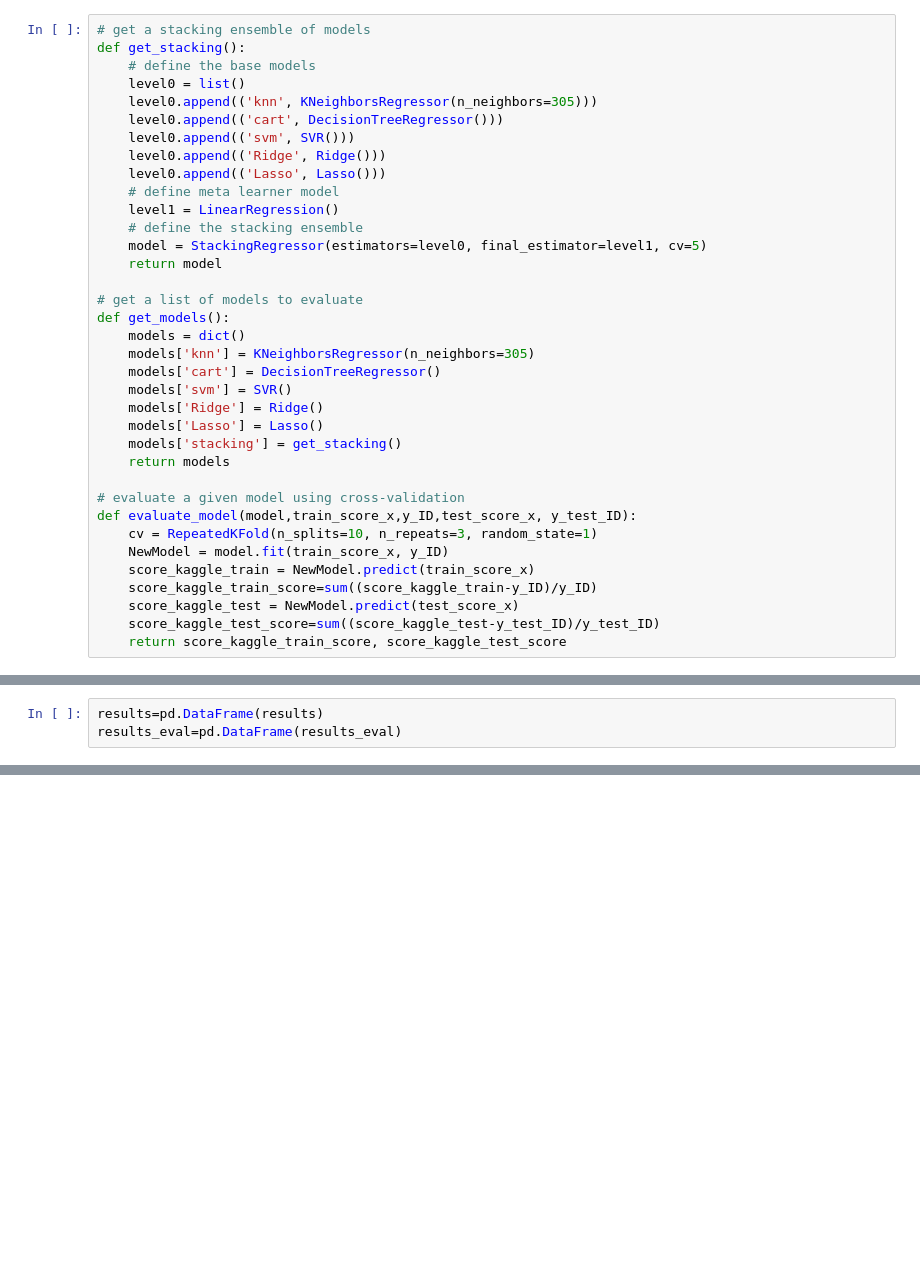
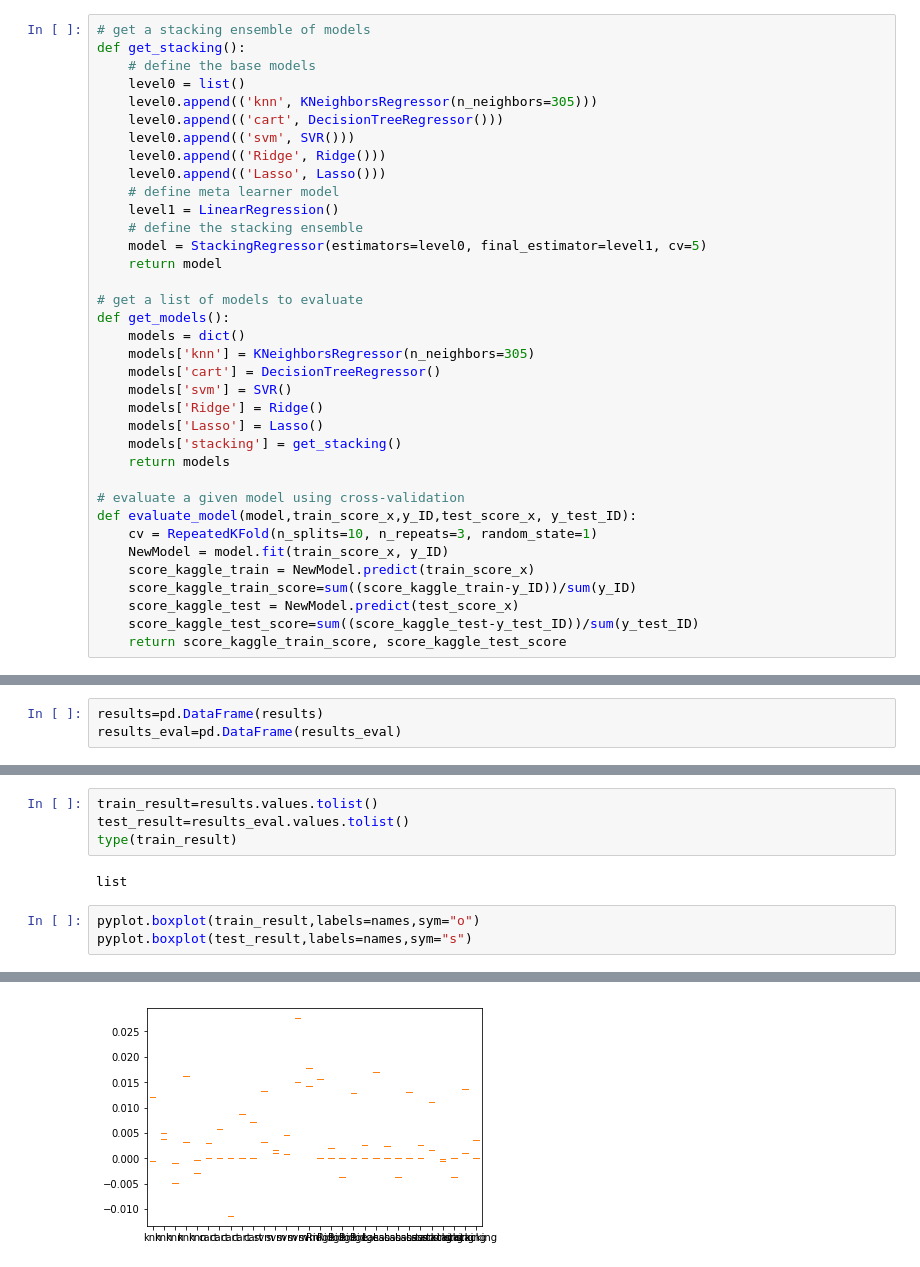
Before and after one commit to wangshubo90/fMRI_competition, a Jupyter notebook: Kaggle_compete_shaopeng.ipynb, the cells around one changed output, grey strips where cells are left out. Cells and saved outputs as stored; diff of their text form; blank space fills up the shorter version.

```diff
--- a/Kaggle_compete_shaopeng.ipynb
+++ b/Kaggle_compete_shaopeng.ipynb
@@ -261,9 +261,9 @@ def evaluate_model(model,train_score_x,y_ID,test_score_x, y_test_ID):
     cv = RepeatedKFold(n_splits=10, n_repeats=3, random_state=1)
     NewModel = model.fit(train_score_x, y_ID)
     score_kaggle_train = NewModel.predict(train_score_x)
-    score_kaggle_train_score=sum((score_kaggle_train-y_ID)/y_ID)
+    score_kaggle_train_score=sum((score_kaggle_train-y_ID))/sum(y_ID)
     score_kaggle_test = NewModel.predict(test_score_x)
-    score_kaggle_test_score=sum((score_kaggle_test-y_test_ID)/y_test_ID)
+    score_kaggle_test_score=sum((score_kaggle_test-y_test_ID))/sum(y_test_ID)
     return score_kaggle_train_score, score_kaggle_test_score
 # %%
 # get the models to evaluate
@@ -396,0 +395,10 @@ Stacking Test score is [135.01037222]
+# %%
+train_result=results.values.tolist()
+test_result=results_eval.values.tolist()
+type(train_result)
+# %% [output]
+list
+# %%
+pyplot.boxplot(train_result,labels=names,sym="o")
+pyplot.boxplot(test_result,labels=names,sym="s")
+# %% [output]
@@ -396,0 +422 @@ Stacking Test score is [135.01037222]
+[figure, added]
```
Also changed, not shown: parts of 3 cells of this notebook.
